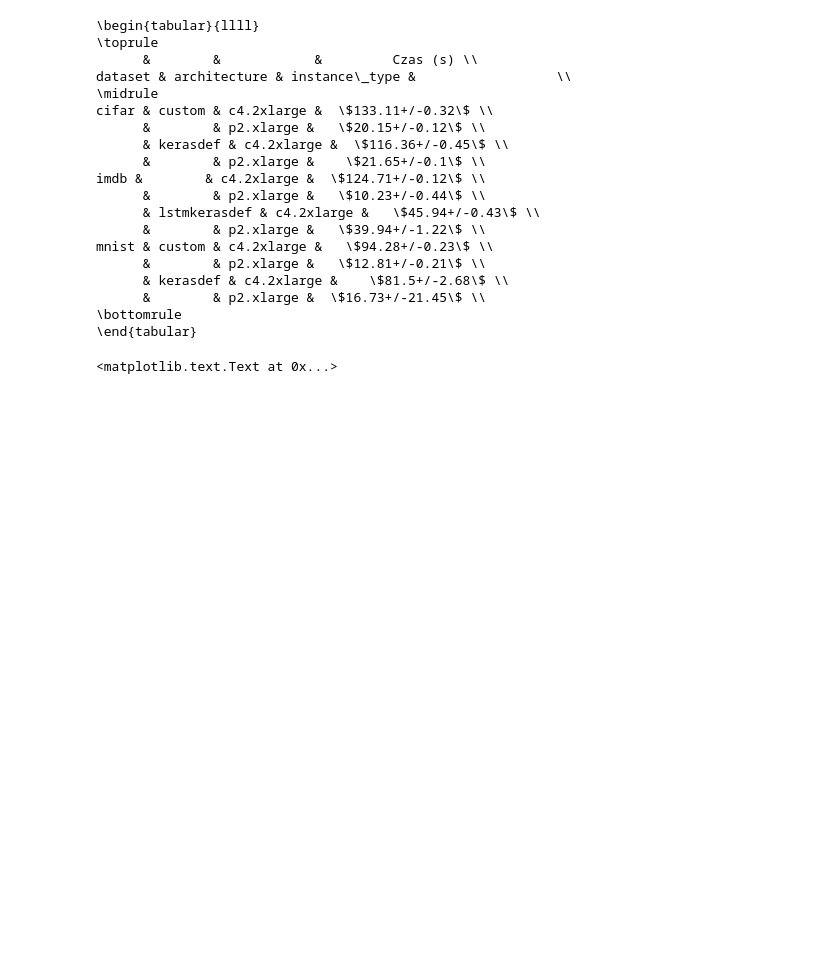
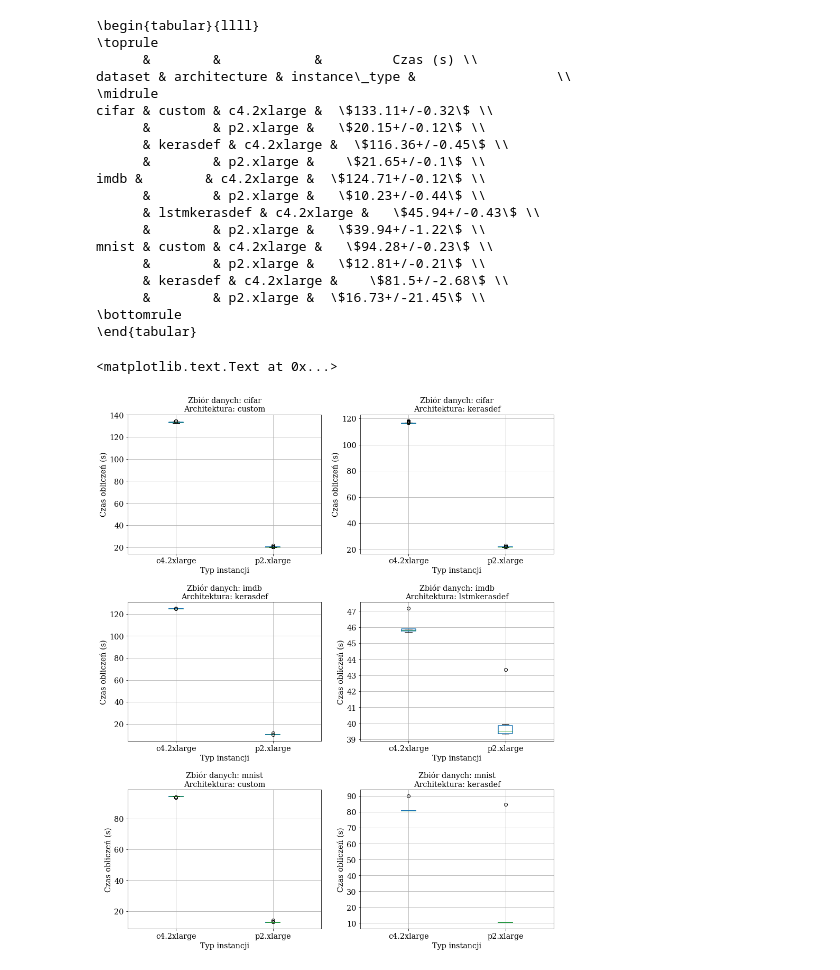
Before and after one commit to ronich/cloud4, a Jupyter notebook: deepcloud/analysis/exploratory.ipynb, the cells around one changed output. Saved outputs shown, nothing was run; the diff lists cells and outputs as text; code cells hidden in the pictures; blank space fills up the shorter version.

```diff
--- a/deepcloud/analysis/exploratory.ipynb
+++ b/deepcloud/analysis/exploratory.ipynb
@@ -66,22 +70,23 @@ df_all['data_arch'] = df_all['dataset'] + '_' + df_all['architecture']
 df_grp = df_all.sort_values(by='data_arch').groupby('data_arch')
 # %%
 fig, axes = plt.subplots(nrows=3, ncols=2, figsize=[14, 18], sharey=False)
-fig.subplots_adjust(hspace=0.3,wspace=0.1)
+fig.subplots_adjust(hspace=0.35,wspace=0.1)
 boxprops=dict(linewidth=1.5, color='1')
 
 # Loop through each group and plot boxplot to appropriate axis
 for i, k in enumerate(sorted(list(df_grp.groups.keys()))):
     group = df_grp.get_group(k)
     group.boxplot(ax=axes[floor(i/2)][i%2],
                   column='time',
                   by='instance_type',
                   boxprops=boxprops,
                   return_type='axes')
     axes[floor(i/2)][i%2].set_title('Zbiór danych: {}\nArchitektura: {}'.format(k.split('_')[0], k.split('_')[1]))
     axes[floor(i/2)][i%2].set_xlabel('Typ instancji')
     axes[floor(i/2)][i%2].set_ylabel('Czas obliczeń (s)')
 
 fig.suptitle('')
 # %% [output]
 <matplotlib.text.Text at 0x...>
+[figure, added]
 # %%
```
Also changed, not shown: parts of 6 cells of this notebook, 15 other files.
